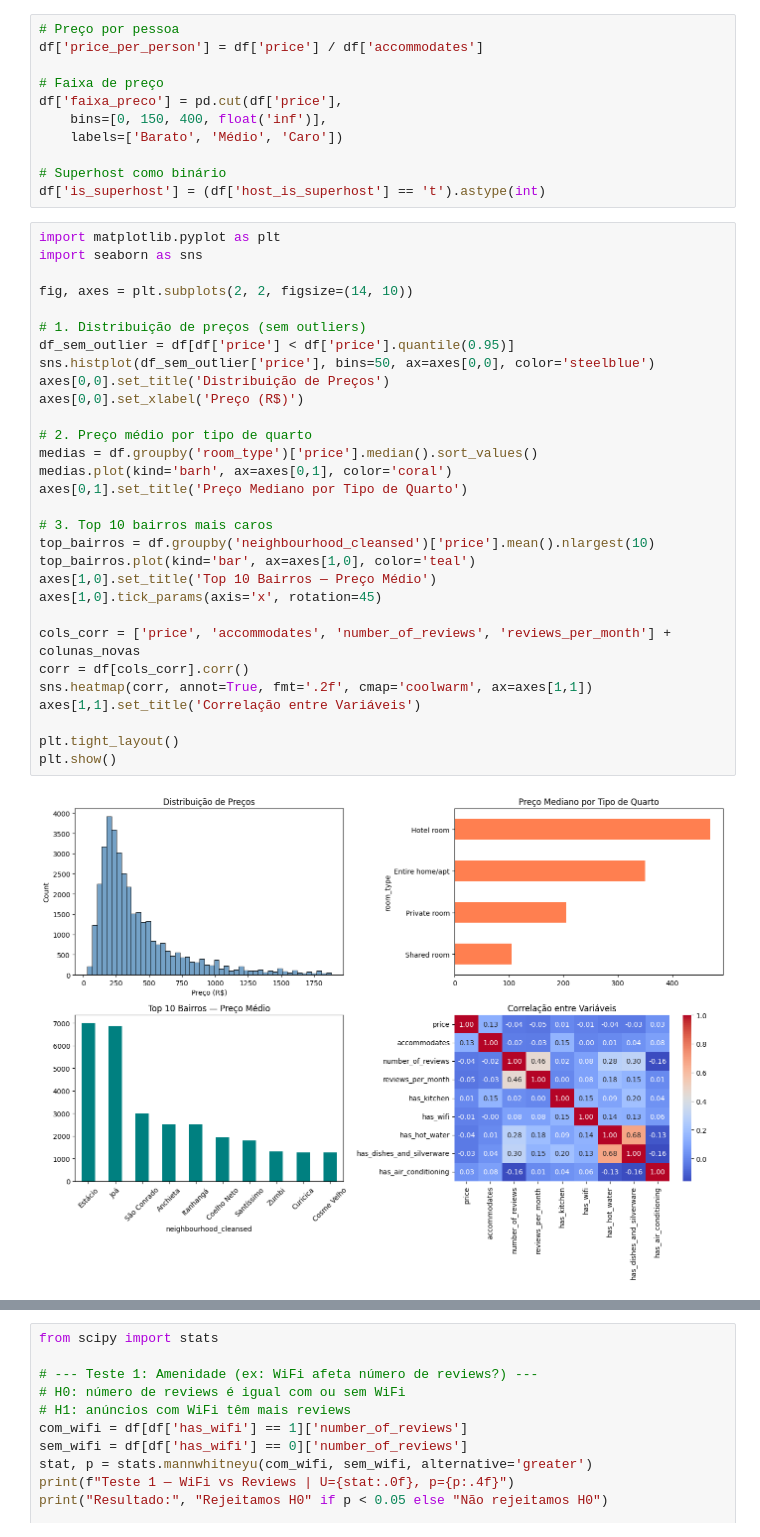
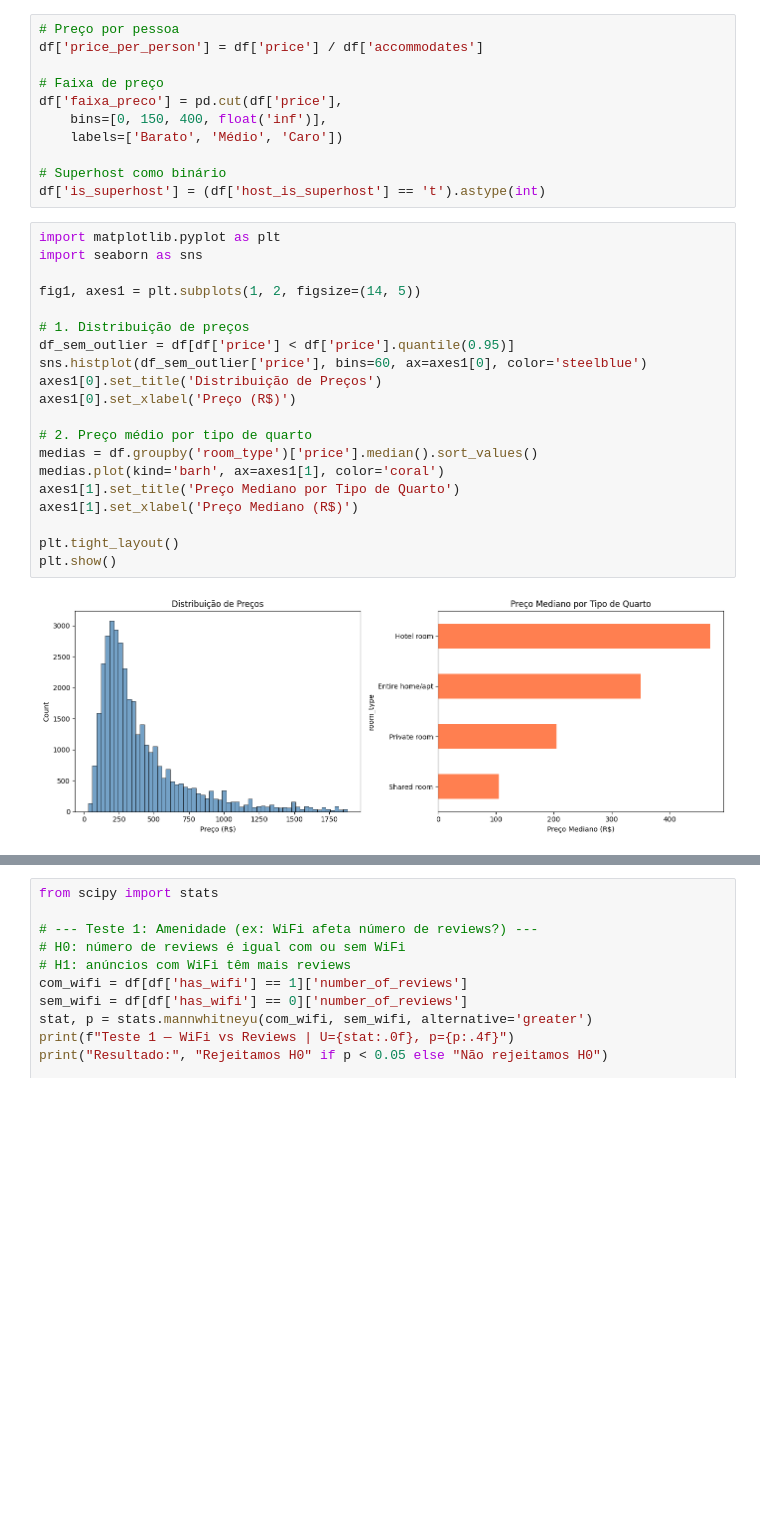
Before and after one commit to KaikyLima/mestrado, a Jupyter notebook: cienciaDados/atv1/nbAtv1.ipynb, the cells around one changed output, grey strips where cells are left out. Saved outputs shown, nothing was run; the diff lists cells and outputs as text; blank space fills up the shorter version.

```diff
--- a/cienciaDados/atv1/nbAtv1.ipynb
+++ b/cienciaDados/atv1/nbAtv1.ipynb
@@ -227,32 +227,22 @@ df['is_superhost'] = (df['host_is_superhost'] == 't').astype(int)
 # %%
 import matplotlib.pyplot as plt
 import seaborn as sns
 
-fig, axes = plt.subplots(2, 2, figsize=(14, 10))
+fig1, axes1 = plt.subplots(1, 2, figsize=(14, 5))
 
-# 1. Distribuição de preços (sem outliers)
+# 1. Distribuição de preços
 df_sem_outlier = df[df['price'] < df['price'].quantile(0.95)]
-sns.histplot(df_sem_outlier['price'], bins=50, ax=axes[0,0], color='steelblue')
-axes[0,0].set_title('Distribuição de Preços')
-axes[0,0].set_xlabel('Preço (R$)')
+sns.histplot(df_sem_outlier['price'], bins=60, ax=axes1[0], color='steelblue')
+axes1[0].set_title('Distribuição de Preços')
+axes1[0].set_xlabel('Preço (R$)')
 
 # 2. Preço médio por tipo de quarto
 medias = df.groupby('room_type')['price'].median().sort_values()
-medias.plot(kind='barh', ax=axes[0,1], color='coral')
-axes[0,1].set_title('Preço Mediano por Tipo de Quarto')
-
-# 3. Top 10 bairros mais caros
-top_bairros = df.groupby('neighbourhood_cleansed')['price'].mean().nlargest(10)
-top_bairros.plot(kind='bar', ax=axes[1,0], color='teal')
-axes[1,0].set_title('Top 10 Bairros — Preço Médio')
-axes[1,0].tick_params(axis='x', rotation=45)
-
-cols_corr = ['price', 'accommodates', 'number_of_reviews', 'reviews_per_month'] + colunas_novas
-corr = df[cols_corr].corr()
-sns.heatmap(corr, annot=True, fmt='.2f', cmap='coolwarm', ax=axes[1,1])
-axes[1,1].set_title('Correlação entre Variáveis')
+medias.plot(kind='barh', ax=axes1[1], color='coral')
+axes1[1].set_title('Preço Mediano por Tipo de Quarto')
+axes1[1].set_xlabel('Preço Mediano (R$)')
 
 plt.tight_layout()
 plt.show()
 # %% [output]
-[figure, old version]
+[figure, new version]
```
Also changed, not shown: parts of 5 cells of this notebook.
